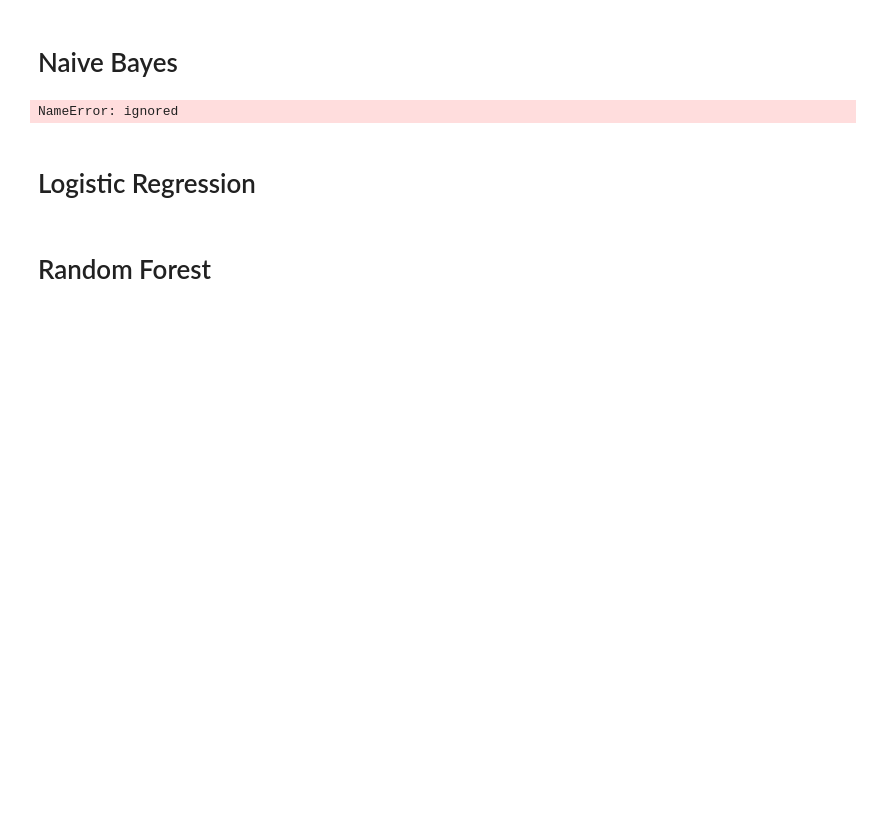
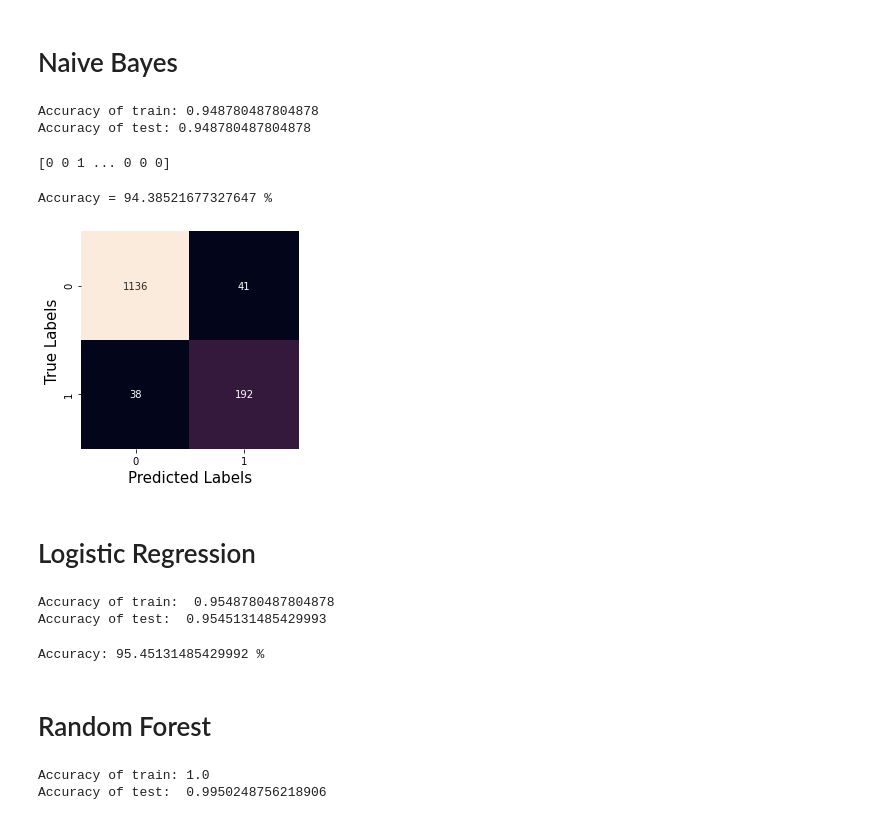
Before and after one commit to AishwaryaKaranth/asteroid-classification-using-ml, a Jupyter notebook: Asteroid_Classification_using_Machine_Learning.ipynb, the cells around one changed output. Drawn from its saved outputs; the diff is of its cells as text; code cells hidden in the pictures; blank space fills up the shorter version.

```diff
--- a/Asteroid_Classification_using_Machine_Learning.ipynb
+++ b/Asteroid_Classification_using_Machine_Learning.ipynb
@@ -129,37 +132,57 @@ data.head()
 # %% [markdown]
 # Naive Bayes
+# %%
+X, y = data.iloc[: , :-1], data.iloc[: , -1]
+X_train, X_test, y_train, y_test = train_test_split(X, y, test_size=0.3)
+scaler = StandardScaler().fit(X_train)
+X_train = scaler.transform(X_train)
+X_test = scaler.transform(X_test)
 # %%
 naive_bayes_model = GaussianNB().fit(X_train, y_train)
 print("Accuracy of train:",naive_bayes_model.score(X_train, y_train))
 print("Accuracy of test:",naive_bayes_model.score(X_train, y_train))
+# %% [output]
+Accuracy of train: 0.948780487804878
+Accuracy of test: 0.948780487804878
 # %%
 naive_bayes_model_pred = naive_bayes_model.predict(X_test)
 print(naive_bayes_model_pred)
+# %% [output]
+[0 0 1 ... 0 0 0]
 # %%
-print("Accuracy = {}".format(accuracy_score(y_test,naive_bayes_model_pred)))
+print("Accuracy = {} %".format(accuracy_score(y_test,naive_bayes_model_pred)*100))
 # %% [output]
-NameError: ignored
+Accuracy = 94.38521677327647 %
 # %%
 cm = confusion_matrix(y_test, naive_bayes_model_pred)
 ax = sns.heatmap(cm, square=True, annot=True, cbar=False, fmt='g')
-ax.xaxis.set_ticklabels(categories, fontsize = 12)
-ax.yaxis.set_ticklabels(categories, fontsize = 12, rotation=0)
+
 ax.set_xlabel('Predicted Labels',fontsize = 15)
 ax.set_ylabel('True Labels',fontsize = 15)
 plt.show()
+# %% [output]
+[figure, added]
 # %% [markdown]
 # Logistic Regression
 # %%
 logistic_regression_model = LogisticRegression().fit(X_train, y_train)
 print("Accuracy of train: ",logistic_regression_model.score(X_train, y_train))
 print("Accuracy of test: ", logistic_regression_model.score(X_test, y_test))
+# %% [output]
+Accuracy of train:  0.9548780487804878
+Accuracy of test:  0.9545131485429993
 # %%
 logistic_regression_pred =logistic_regression_model.predict(X_test)
-print("Accuracy: ", accuracy_score(y_test, logistic_regression_pred))
+print("Accuracy: {} %" .format(accuracy_score(y_test, logistic_regression_pred)*100))
+# %% [output]
+Accuracy: 95.45131485429992 %
 # %% [markdown]
 # Random Forest
 # %%
 random_forest_model=RandomForestClassifier().fit(X_train, y_train)
 print("Accuracy of train:", random_forest_model.score(X_train, y_train))
 print("Accuracy of test: ", random_forest_model.score(X_test, y_test))
+# %% [output]
+Accuracy of train: 1.0
+Accuracy of test:  0.9950248756218906
 # %%
```
Also changed, not shown: parts of 4 cells of this notebook.
